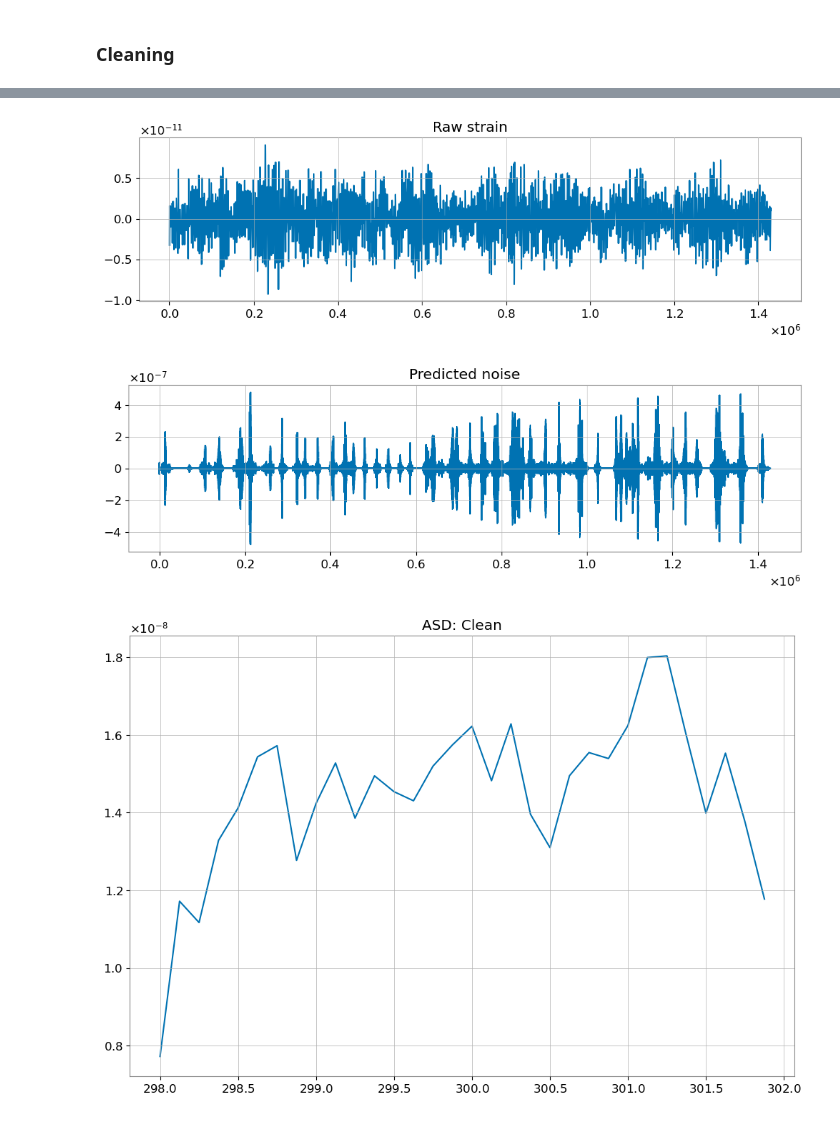
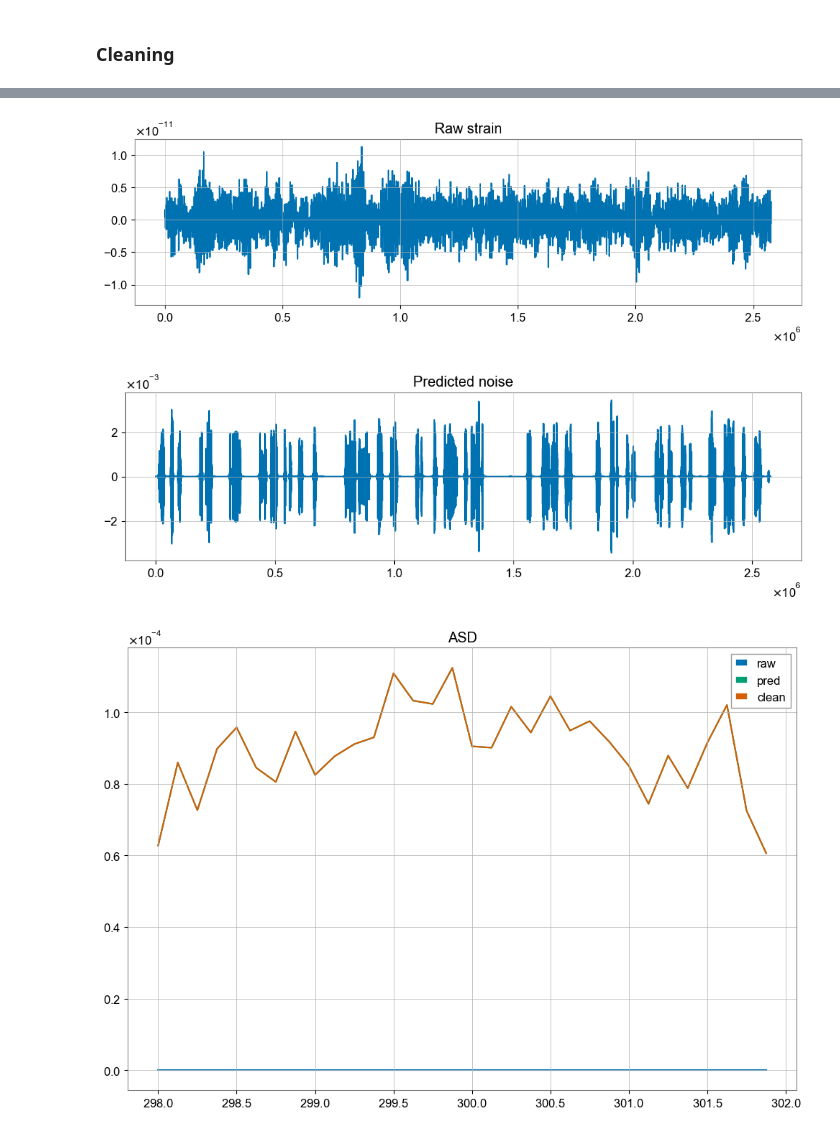
Before and after one commit to agoodmanjerry/deepclean-prod, a Jupyter notebook: deepclean_prod/dev.ipynb, the cells around one changed output, grey strips where cells are left out. Drawn from its saved outputs; the diff is of its cells as text; code cells hidden in the pictures.

```diff
--- a/deepclean_prod/dev.ipynb
+++ b/deepclean_prod/dev.ipynb
@@ -39,8 +39,8 @@ train_stride = 0.25
 pad_mode = 'median'
 train_data = TimeSeriesSegmentDataset(kernel=train_kernel, stride=train_stride, pad_mode=pad_mode)
 val_data = TimeSeriesSegmentDataset(kernel=train_kernel, stride=train_stride, pad_mode=pad_mode)
-channel_file = f"/home/chiajui.chou/dc_training/dc_KAGRA/chanslists/250430/chanslist_O4_{problem_flow}-{problem_fhigh}Hz.ini"
-source_file = "/home/chiajui.chou/dc_training/dc_KAGRA/sources/source_O4_250430_train.ini"
+channel_file = f"/home/jerry/GW/dc-test/chanslists/250430/chanslist_O4_{problem_flow}-{problem_fhigh}Hz.ini"
+source_file = "/home/jerry/GW/dc-test/sources/source_O4_250430.ini"
 fs = 4096
 t0 = 1430083586
 duration = 699
@@ -83,14 +83,14 @@ train_data = train_data.bandpass(
     filt_order,
     'target',
 )
-train_data.data = train_data.data[:, int(filter_pad*fs):-int(filter_pad*fs)]
+# train_data.data = train_data.data[:, int(filter_pad*fs):-int(filter_pad*fs)]
 val_data = val_data.bandpass(
     filt_fl,
     filt_fh,
     filt_order,
     'target',
 )
-val_data.data = val_data.data[:, int(filter_pad*fs):-int(filter_pad*fs)]
+# val_data.data = val_data.data[:, int(filter_pad*fs):-int(filter_pad*fs)]
 mean = train_data.mean
 std = train_data.std
 train_data = train_data.normalize()
@@ -261,11 +297,14 @@ clean_kernel = 8
 clean_stride = 4
 pad_mode = 'median'
 data = TimeSeriesSegmentDataset(kernel=train_kernel, stride=train_stride, pad_mode=pad_mode)
-channel_file = "/home/chiajui.chou/dc_training/dc_KAGRA/chanslists/250430/chanslist_O4_238-242Hz.ini"
-source_file = "/home/chiajui.chou/dc_training/dc_KAGRA/sources/source_O4_250430_clean.ini"
+channel_file = "/home/jerry/GW/dc-test/chanslists/250430/chanslist_O4_238-242Hz.ini"
+source_file = "/home/jerry/GW/dc-test/sources/source_O4_250430.ini"
 fs = 4096
-clean_t0 = 1430082886
-clean_duration = 349
+clean_t0 = train_t0
+clean_duration = train_duration
+# clean_t0 = 1430082886
+# clean_duration = 349
+window = 'hann'
 data.load_from_source(
     channels=channel_file,
     source=source_file,
@@ -285,7 +324,6 @@ preprocessed = data.bandpass(
 preprocessed.normalize(mean, std)
 
 # Load preprocessed data into dataloader
-window = 'hanning'
 data_loader = DataLoader(
     preprocessed,
     batch_size=batch_size,
@@ -334,35 +372,55 @@ plt.plot(pred)
 plt.show()
 
 target_ts = TimeSeries(
     target,
     t0=clean_t0,
     sample_rate=fs,
     channel="preprocessed.channels[preprocessed.target_idx]",
 )
 pred_ts = TimeSeries(
     pred,
     t0=clean_t0,
     sample_rate=fs,
     channel="preprocessed.channels[preprocessed.target_idx]",
 )
 clean_ts = TimeSeries(
     clean,
     t0=clean_t0,
     sample_rate=fs,
     channel=f"{preprocessed.channels[preprocessed.target_idx]}_DC",
 )
 
+target_asd = target_ts.asd(
+    fftlength=8,
+    overlap=4,
+    method='median',
+)
+pred_asd = pred_ts.asd(
+    fftlength=8,
+    overlap=4,
+    method='median',
+)
 clean_asd = clean_ts.asd(
     fftlength=8,
     overlap=4,
     method='median',
 )
+asdr = clean_asd/target_asd
+
 fid_st, fid_ed = int(filt_fl/clean_asd.df.value), int(filt_fh/clean_asd.df.value)
 plt.figure(figsize=[12,8])
-plt.title("ASD: Clean")
-plt.plot(clean_asd.frequencies[fid_st:fid_ed], clean_asd[fid_st:fid_ed])
+plt.title("ASD")
+plt.plot(target_asd.frequencies[fid_st:fid_ed], target_asd[fid_st:fid_ed], label='raw')
+plt.plot(pred_asd.frequencies[fid_st:fid_ed], pred_asd[fid_st:fid_ed], label='pred')
+plt.plot(clean_asd.frequencies[fid_st:fid_ed], clean_asd[fid_st:fid_ed], label='clean')
+plt.legend()
 plt.show()
+
+plt.figure(figsize=[12,8])
+plt.title("ASDR: Clean/Raw")
+plt.plot(asdr.frequencies[fid_st:fid_ed], asdr[fid_st:fid_ed])
+plt.show()
 # %% [output]
-[figure, old version]
+[figure, new version]
-[figure, old version]
+[figure, new version]
-[figure, old version]
+[figure, new version]
```
Also changed, not shown: parts of 5 cells of this notebook, 4 other files.
